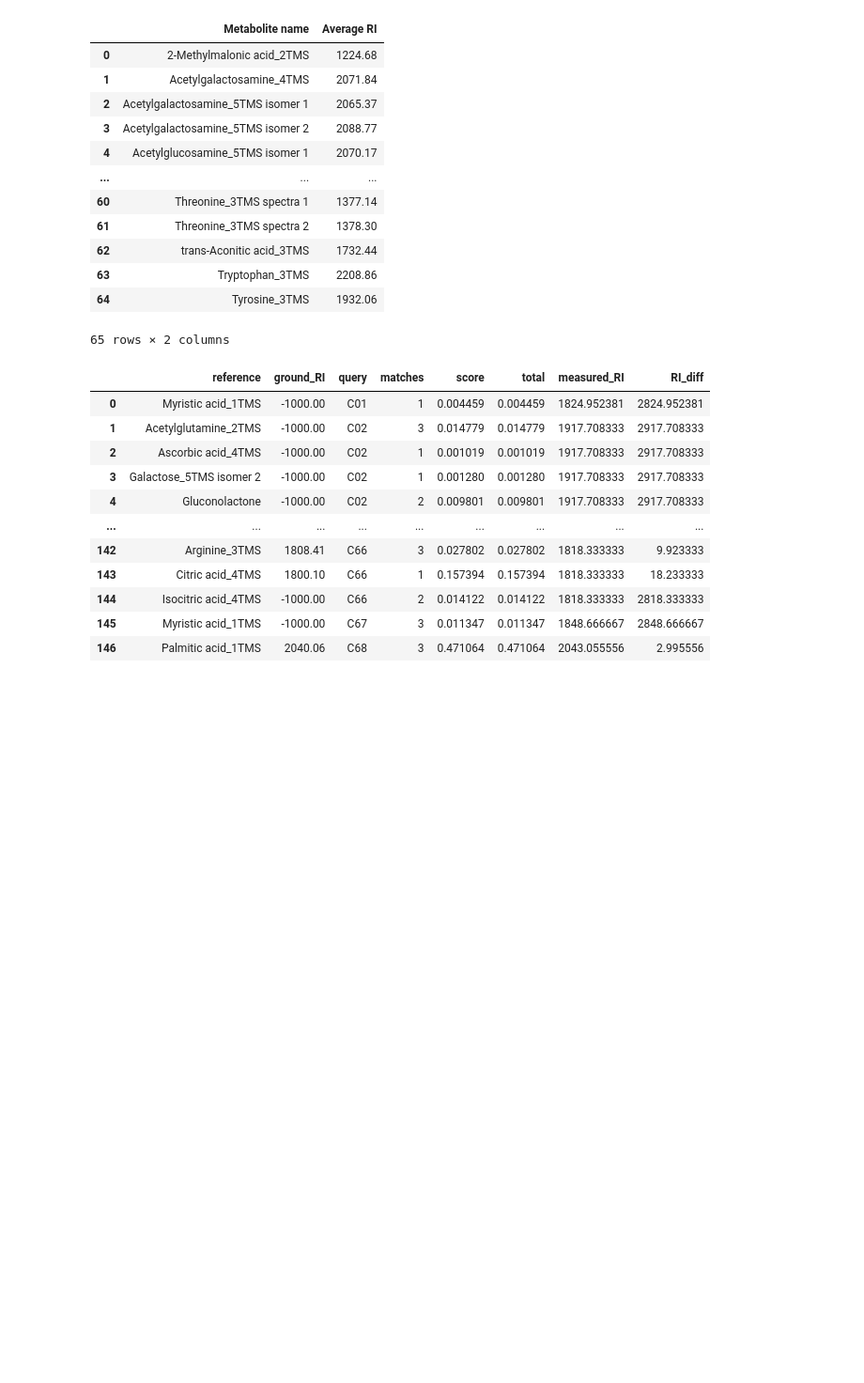
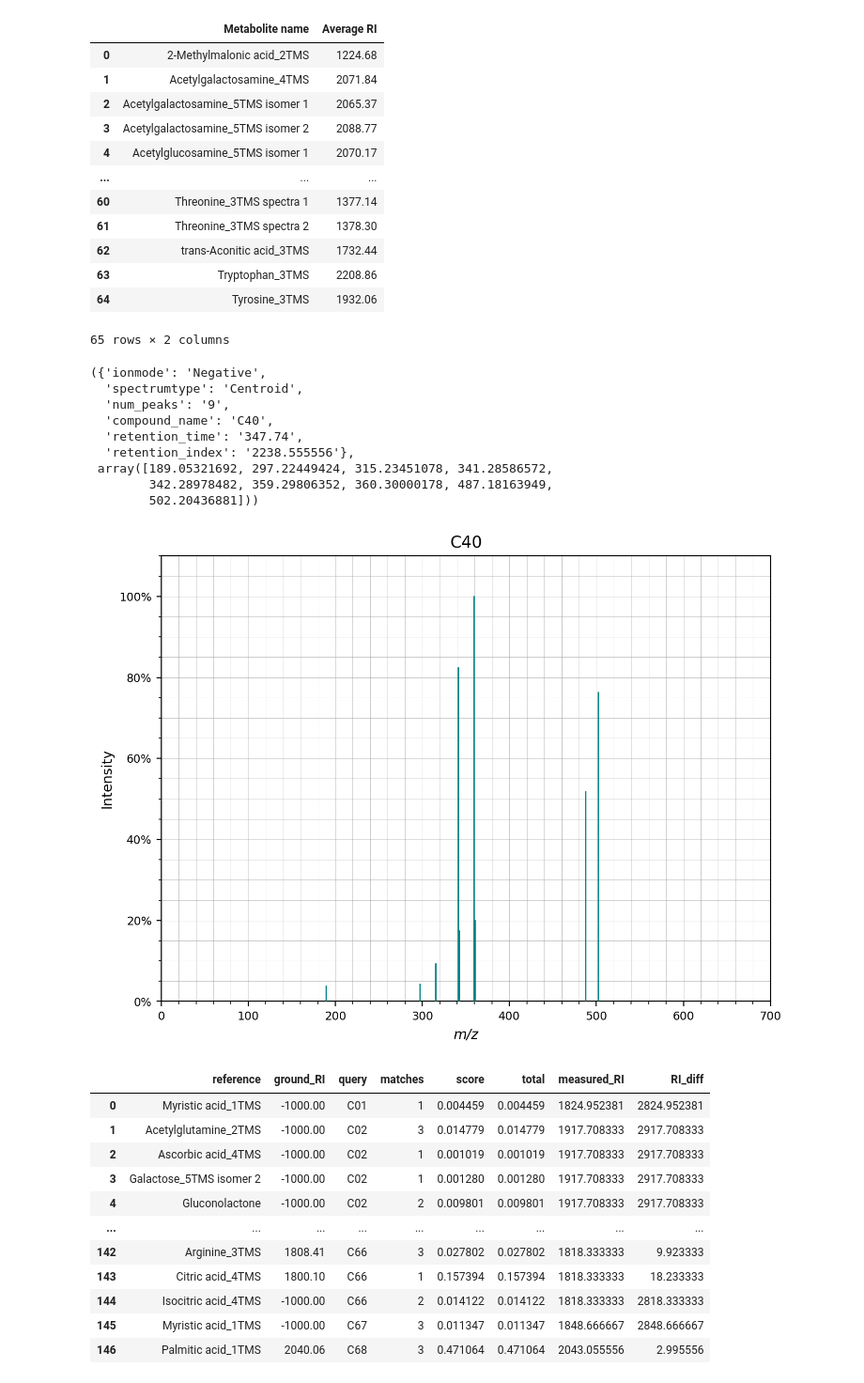
Before and after one commit to michal-stary/missing-peaks-prediction, a Jupyter notebook: real_pipeline_test/compare_histories.ipynb, the cells around one changed output. Shown at 94% size. Drawn from its saved outputs; the diff is of its cells as text; code cells hidden in the pictures; blank space fills up the shorter version.

```diff
--- a/real_pipeline_test/compare_histories.ipynb
+++ b/real_pipeline_test/compare_histories.ipynb
@@ -151,6 +151,22 @@ for res, mes in zip([res1, res2], [measured1, measured2]):
     enh[-1].loc[pd.isna(enh[-1].ground_RI), "ground_RI"] = -1000
     enh[-1]["RI_diff"] = abs(enh[-1]["ground_RI"] - enh[-1]["measured_RI"])
 res1, res2 = enh
+# %%
+u = -7
+
+measured1[u].plot()
+measured1[u].metadata, measured1[u].peaks.mz
+# %% [output]
+({'ionmode': 'Negative',
+  'spectrumtype': 'Centroid',
+  'num_peaks': '9',
+  'compound_name': 'C40',
+  'retention_time': '347.74',
+  'retention_index': '2238.555556'},
+ array([189.05321692, 297.22449424, 315.23451078, 341.28586572,
+        342.28978482, 359.29806352, 360.30000178, 487.18163949,
+        502.20436881]))
+[figure, added]
 # %%
 res1
 # %% [output]
```
Also changed, not shown: parts of 33 cells of this notebook.
